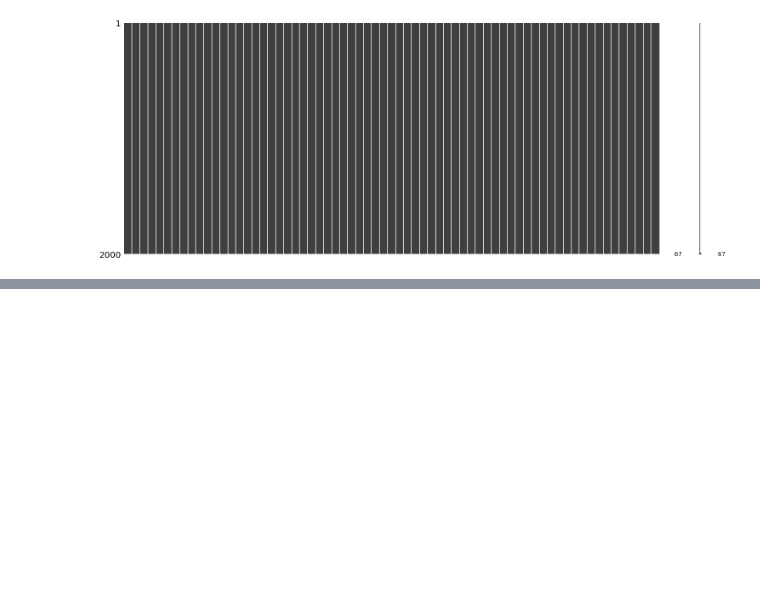
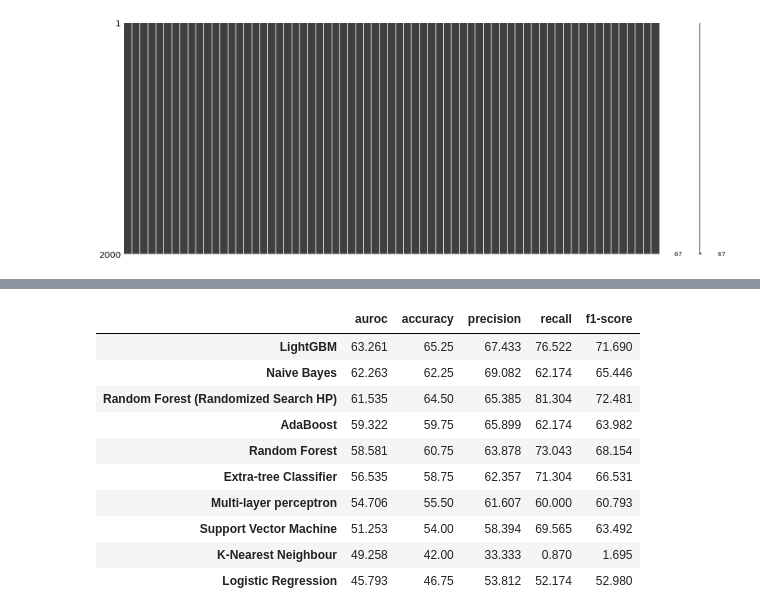
Before and after one commit to sayonkumarsaha/predict_job_application, a Jupyter notebook: predict_job_app_notebook.ipynb, the cells around one changed output, grey strips where cells are left out. Cells and saved outputs as stored; diff of their text form; code cells hidden in the pictures; blank space fills up the shorter version.

```diff
--- a/predict_job_app_notebook.ipynb
+++ b/predict_job_app_notebook.ipynb
@@ -270,0 +294,6 @@ print(lr_score)
+# %%
+ab_model = AdaBoostClassifier(n_estimators=70)
+ab_model.fit(X_train, Y_train)
+y_pred = ab_model.predict(X_test)
+ab_score = get_scores(y_pred)
+print(ab_score)
@@ -310,0 +395,20 @@ print(et_score)
+# %%
+model_score_df = pd.DataFrame({'auroc': model_auroc,
+                               'accuracy': model_accuracy,
+                              'precision': model_precision,
+                              'recall': model_recall,
+                              'f1-score': model_f1},
+                              index=model_names).sort_values(by=['auroc'], ascending=False)
+model_score_df.head(10)
+# %% [output]
+|  | auroc | accuracy | precision | recall | f1-score |
+| LightGBM | 63.261 | 65.25 | 67.433 | 76.522 | 71.690 |
+| Naive Bayes | 62.263 | 62.25 | 69.082 | 62.174 | 65.446 |
+| Random Forest (Randomized Search HP) | 61.535 | 64.50 | 65.385 | 81.304 | 72.481 |
+| AdaBoost | 59.322 | 59.75 | 65.899 | 62.174 | 63.982 |
+| Random Forest | 58.581 | 60.75 | 63.878 | 73.043 | 68.154 |
+| Extra-tree Classifier | 56.535 | 58.75 | 62.357 | 71.304 | 66.531 |
+| Multi-layer perceptron | 54.706 | 55.50 | 61.607 | 60.000 | 60.793 |
+| Support Vector Machine | 51.253 | 54.00 | 58.394 | 69.565 | 63.492 |
+| K-Nearest Neighbour | 49.258 | 42.00 | 33.333 | 0.870 | 1.695 |
+| Logistic Regression | 45.793 | 46.75 | 53.812 | 52.174 | 52.980 |
```
Also changed, not shown: parts of 22 cells of this notebook.
